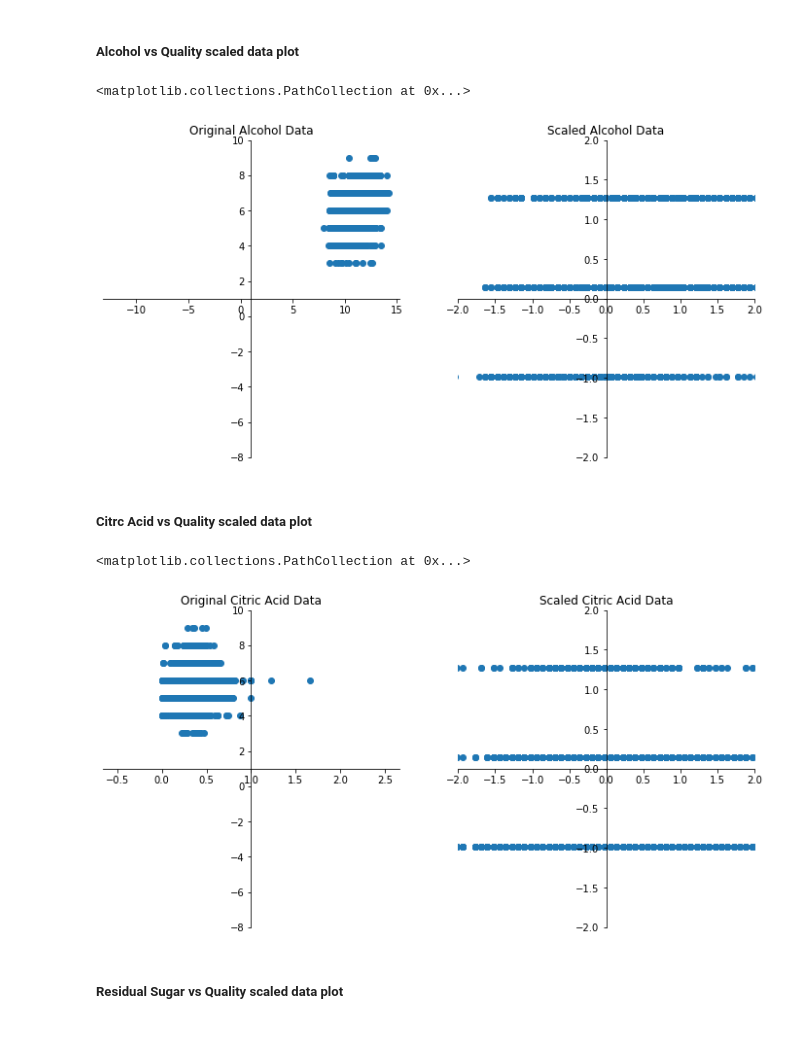
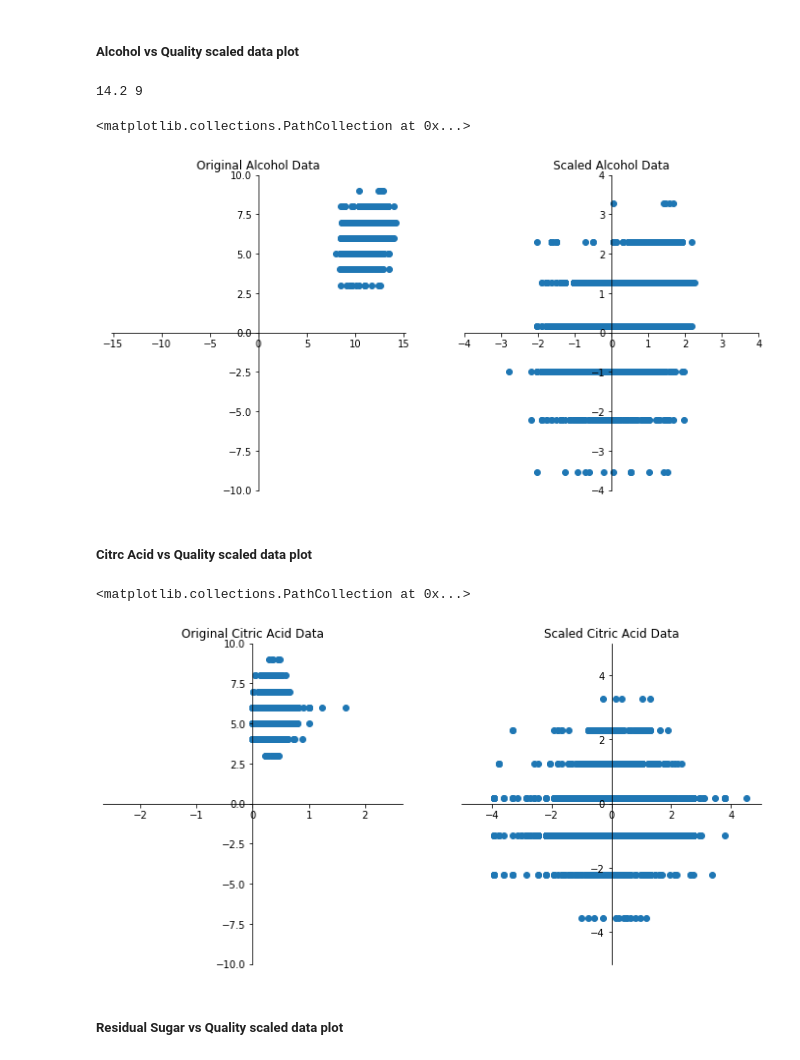
Before and after one commit to JimCDabc/Project_3_Wine-inator, a Jupyter notebook: static/ml/whitewine_initial_regressors.ipynb, the cells around one changed output. Saved outputs shown, nothing was run; the diff lists cells and outputs as text; code cells hidden in the pictures.

Commit message:
fixed plots of scaled data

```diff
--- a/static/ml/whitewine_initial_regressors.ipynb
+++ b/static/ml/whitewine_initial_regressors.ipynb
@@ -113,3 +113,7 @@ y_scaler = StandardScaler().fit(y_train)
+# %%
+from sklearn.preprocessing import PowerTransformer
+X_scaler = PowerTransformer(method='yeo-johnson').fit(X_train)
+y_scaler = PowerTransformer(method='yeo-johnson').fit(y_train)
 # %%
 X_train_scaled = X_scaler.transform(X_train)
 X_test_scaled = X_scaler.transform(X_test)
@@ -180,11 +184,12 @@ axes22.set_title("Scaled Alcohol Data")
 
 maxx = X_train["alcohol"].max()
 maxy = y_train.max()
-axes21.set_xlim(-maxx + 1, maxx + 1)
-axes21.set_ylim(-maxy + 1, maxy + 1)
+print(maxx, maxy)
+axes21.set_xlim(-maxx - 1, maxx + 1)
+axes21.set_ylim(-maxy - 1, maxy + 1)
 
-axes22.set_xlim(-2, 2)
-axes22.set_ylim(-2, 2)
+axes22.set_xlim(-5, 5)
+axes22.set_ylim(-5, 5)
 
 set_axes(axes21)
 set_axes(axes22)
@@ -192,34 +197,35 @@ set_axes(axes22)
 axes21.scatter(X_train["alcohol"], y_train)
 axes22.scatter(X_train_scaled[:,10], y_train_scaled[:])
 # %% [output]
-<matplotlib.collections.PathCollection at 0x...>
+14.2 9
+<matplotlib.collections.PathCollection at 0x...>
-[figure, old version]
+[figure, new version]
 # %% [markdown]
 ##### Citrc Acid vs Quality scaled data plot
 # %%
 fig3 = plt.figure(figsize=(12, 6))
 axes31 = fig3.add_subplot(1, 2, 1)
 axes32 = fig3.add_subplot(1, 2, 2)
 
 axes31.set_title("Original Citric Acid Data")
 axes32.set_title("Scaled Citric Acid Data")
 
 maxx = X_train["citric acid"].max()
 maxy = y_train.max()
-axes31.set_xlim(-maxx + 1, maxx + 1)
-axes31.set_ylim(-maxy + 1, maxy + 1)
+axes31.set_xlim(-maxx - 1, maxx + 1)
+axes31.set_ylim(-maxy - 1, maxy + 1)
 
-axes32.set_xlim(-2, 2)
-axes32.set_ylim(-2, 2)
+axes32.set_xlim(-5, 5)
+axes32.set_ylim(-5, 5)
 
 set_axes(axes31)
 set_axes(axes32)
 
 axes31.scatter(X_train["citric acid"], y_train)
 axes32.scatter(X_train_scaled[:,2], y_train_scaled[:])
 # %% [output]
 <matplotlib.collections.PathCollection at 0x...>
-[figure, old version]
+[figure, new version]
 # %% [markdown]
 ##### Residual Sugar vs Quality scaled data plot
 # %%
```
Also changed, not shown: parts of 9 cells of this notebook.
